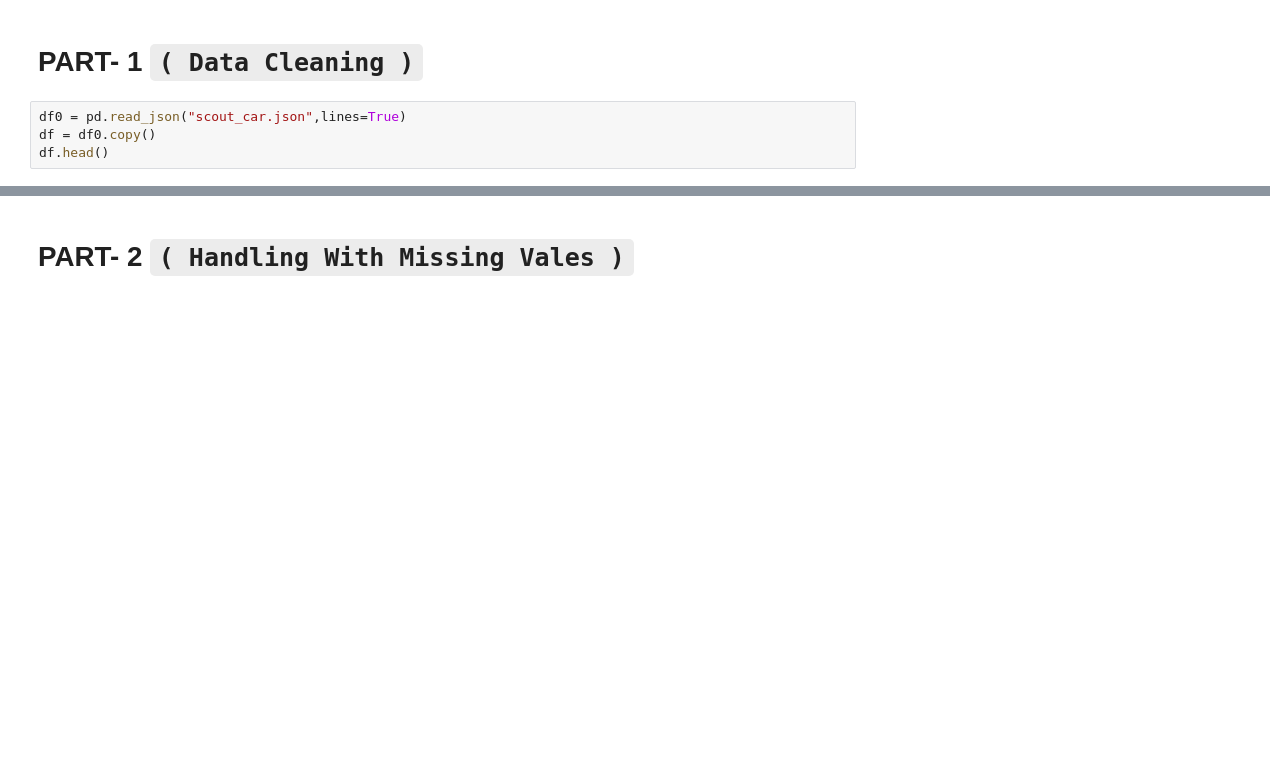
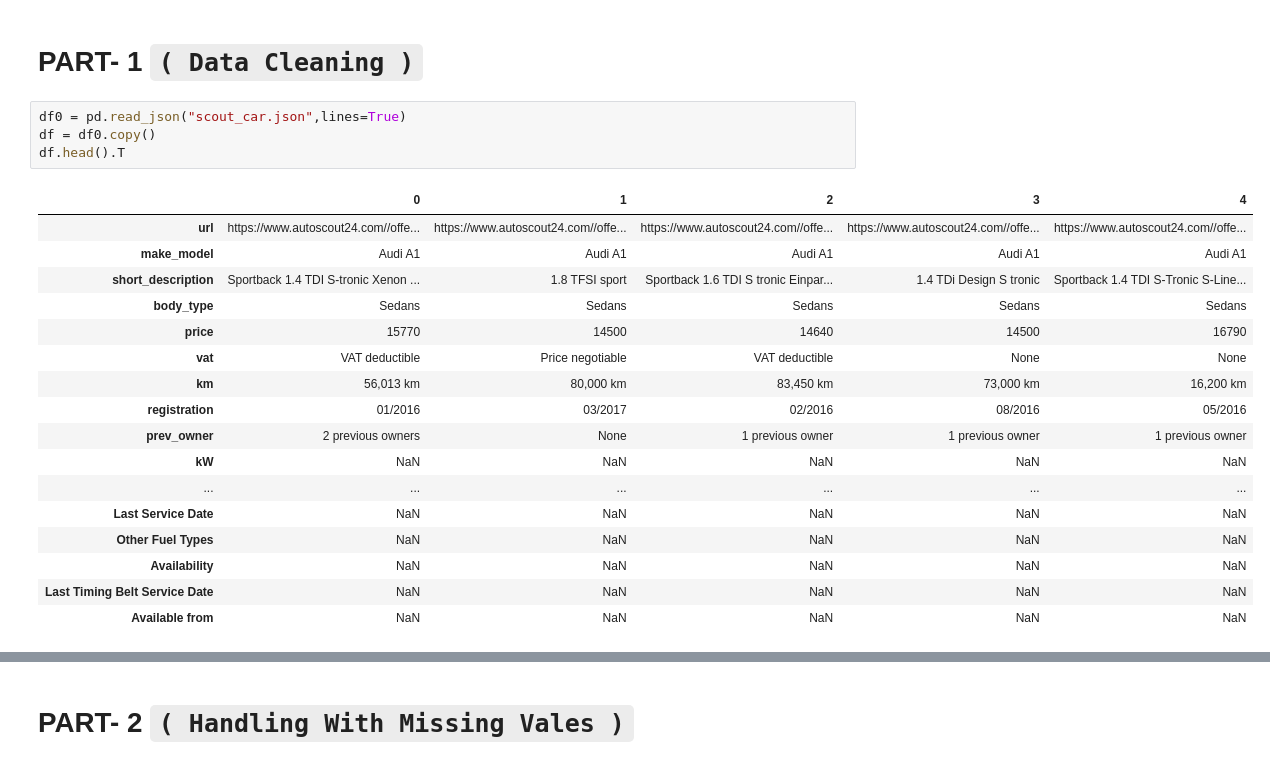
Before and after one commit to YusufSHub/DAwPython-Capstone-Project, a Jupyter notebook: DAwPy-Capstone_Project_(AutoScout)_D1124-Yusuf.ipynb, the cells around one changed output, grey strips where cells are left out. Saved outputs shown, nothing was run; the diff lists cells and outputs as text; blank space fills up the shorter version.

```diff
--- a/DAwPy-Capstone_Project_(AutoScout)_D1124-Yusuf.ipynb
+++ b/DAwPy-Capstone_Project_(AutoScout)_D1124-Yusuf.ipynb
@@ -46,4 +46,22 @@ import json
 # %%
 df0 = pd.read_json("scout_car.json",lines=True)
 df = df0.copy()
-df.head()
+df.head().T
+# %% [output]
+|  | 0 | 1 | 2 | 3 | 4 |
+| url | https://www.autoscout24.com//offe... | https://www.autoscout24.com//offe... | https://www.autoscout24.com//offe... | https://www.autoscout24.com//offe... | https://www.autoscout24.com//offe... |
+| make_model | Audi A1 | Audi A1 | Audi A1 | Audi A1 | Audi A1 |
+| short_description | Sportback 1.4 TDI S-tronic Xenon ... | 1.8 TFSI sport | Sportback 1.6 TDI S tronic Einpar... | 1.4 TDi Design S tronic | Sportback 1.4 TDI S-Tronic S-Line... |
+| body_type | Sedans | Sedans | Sedans | Sedans | Sedans |
+| price | 15770 | 14500 | 14640 | 14500 | 16790 |
+| vat | VAT deductible | Price negotiable | VAT deductible | None | None |
+| km | 56,013 km | 80,000 km | 83,450 km | 73,000 km | 16,200 km |
+| registration | 01/2016 | 03/2017 | 02/2016 | 08/2016 | 05/2016 |
+| prev_owner | 2 previous owners | None | 1 previous owner | 1 previous owner | 1 previous owner |
+| kW | NaN | NaN | NaN | NaN | NaN |
+| ... | ... | ... | ... | ... | ... |
+| Last Service Date | NaN | NaN | NaN | NaN | NaN |
+| Other Fuel Types | NaN | NaN | NaN | NaN | NaN |
+| Availability | NaN | NaN | NaN | NaN | NaN |
+| Last Timing Belt Service Date | NaN | NaN | NaN | NaN | NaN |
+| Available from | NaN | NaN | NaN | NaN | NaN |
```
Also changed, not shown: parts of 2 cells of this notebook, 5 other files.
